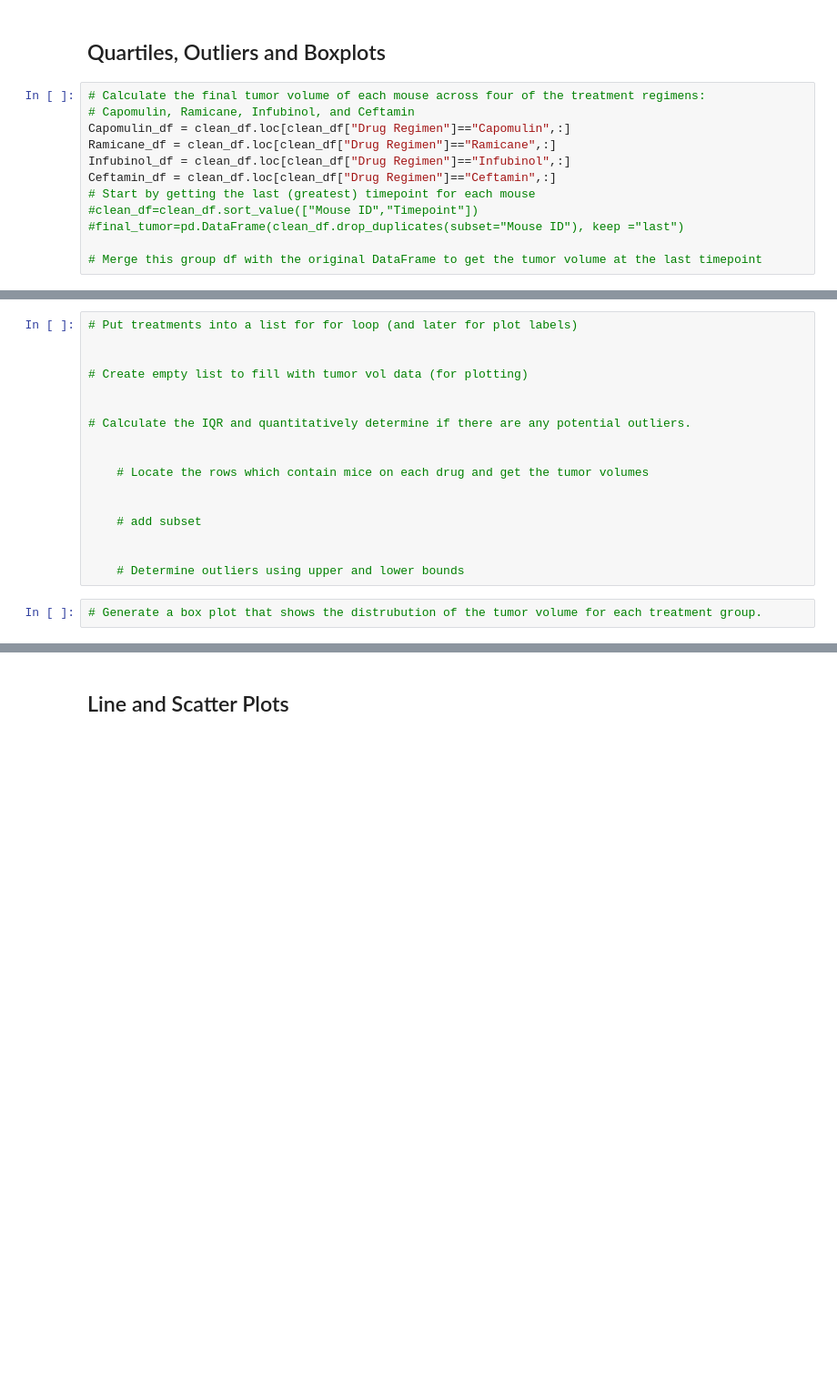
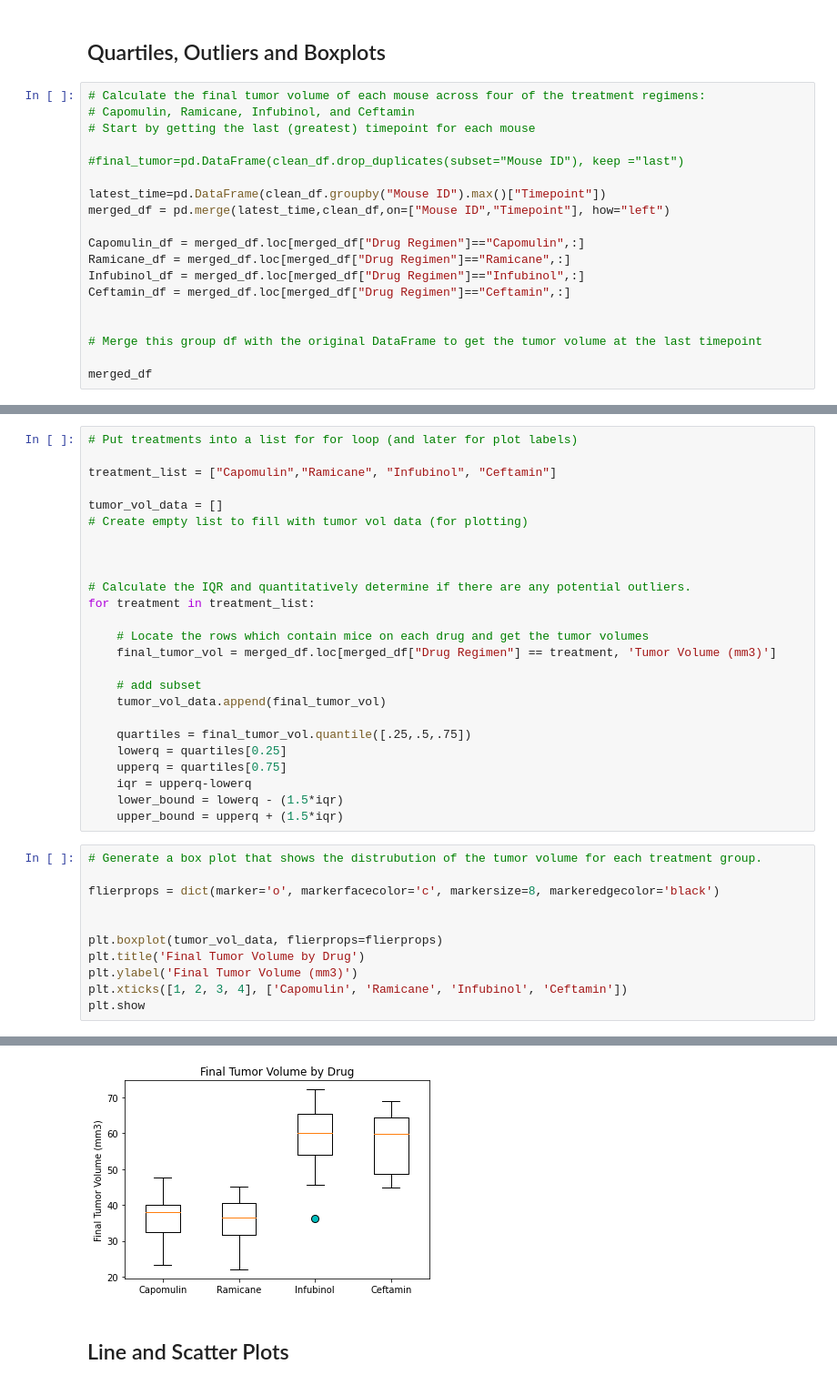
Before and after one commit to mgac96/pharmaceutical_matplotlib, a Jupyter notebook: Starter_Code/Pymaceuticals/pymaceuticals_MG.ipynb, the cells around one changed output, grey strips where cells are left out. Shown: that part at 91% size. Cells and saved outputs as stored; diff of their text form; blank space fills up the shorter version.

```diff
--- a/Starter_Code/Pymaceuticals/pymaceuticals_MG.ipynb
+++ b/Starter_Code/Pymaceuticals/pymaceuticals_MG.ipynb
@@ -178,12 +178,19 @@ plt.show
 # %%
 # Calculate the final tumor volume of each mouse across four of the treatment regimens:
 # Capomulin, Ramicane, Infubinol, and Ceftamin
-Capomulin_df = clean_df.loc[clean_df["Drug Regimen"]=="Capomulin",:]
-Ramicane_df = clean_df.loc[clean_df["Drug Regimen"]=="Ramicane",:]
-Infubinol_df = clean_df.loc[clean_df["Drug Regimen"]=="Infubinol",:]
-Ceftamin_df = clean_df.loc[clean_df["Drug Regimen"]=="Ceftamin",:]
 # Start by getting the last (greatest) timepoint for each mouse
-#clean_df=clean_df.sort_value(["Mouse ID","Timepoint"])
+
 #final_tumor=pd.DataFrame(clean_df.drop_duplicates(subset="Mouse ID"), keep ="last")
 
+latest_time=pd.DataFrame(clean_df.groupby("Mouse ID").max()["Timepoint"])
+merged_df = pd.merge(latest_time,clean_df,on=["Mouse ID","Timepoint"], how="left")
+
+Capomulin_df = merged_df.loc[merged_df["Drug Regimen"]=="Capomulin",:]
+Ramicane_df = merged_df.loc[merged_df["Drug Regimen"]=="Ramicane",:]
+Infubinol_df = merged_df.loc[merged_df["Drug Regimen"]=="Infubinol",:]
+Ceftamin_df = merged_df.loc[merged_df["Drug Regimen"]=="Ceftamin",:]
+
+
 # Merge this group df with the original DataFrame to get the tumor volume at the last timepoint
+
+merged_df
@@ -190,19 +211,37 @@ Ceftamin_df = clean_df.loc[clean_df["Drug Regimen"]=="Ceftamin",:]
 # %%
 # Put treatments into a list for for loop (and later for plot labels)
 
+treatment_list = ["Capomulin","Ramicane", "Infubinol", "Ceftamin"]
 
+tumor_vol_data = []
 # Create empty list to fill with tumor vol data (for plotting)
 
 
+
 # Calculate the IQR and quantitatively determine if there are any potential outliers.
-
+for treatment in treatment_list:
 
     # Locate the rows which contain mice on each drug and get the tumor volumes
-
+    final_tumor_vol = merged_df.loc[merged_df["Drug Regimen"] == treatment, 'Tumor Volume (mm3)']
 
     # add subset
+    tumor_vol_data.append(final_tumor_vol)
 
-
-    # Determine outliers using upper and lower bounds
+    quartiles = final_tumor_vol.quantile([.25,.5,.75])
+    lowerq = quartiles[0.25]
+    upperq = quartiles[0.75]
+    iqr = upperq-lowerq
+    lower_bound = lowerq - (1.5*iqr)
+    upper_bound = upperq + (1.5*iqr)
 # %%
 # Generate a box plot that shows the distrubution of the tumor volume for each treatment group.
+
+flierprops = dict(marker='o', markerfacecolor='c', markersize=8, markeredgecolor='black')
+
+
+plt.boxplot(tumor_vol_data, flierprops=flierprops)
+plt.title('Final Tumor Volume by Drug')
+plt.ylabel('Final Tumor Volume (mm3)')
+plt.xticks([1, 2, 3, 4], ['Capomulin', 'Ramicane', 'Infubinol', 'Ceftamin'])
+plt.show
+# %% [output]
@@ -209,2 +249,3 @@ Ceftamin_df = clean_df.loc[clean_df["Drug Regimen"]=="Ceftamin",:]
+[figure, added]
 # %% [markdown]
 ## Line and Scatter Plots
```
Also changed, not shown: parts of 11 cells of this notebook.
